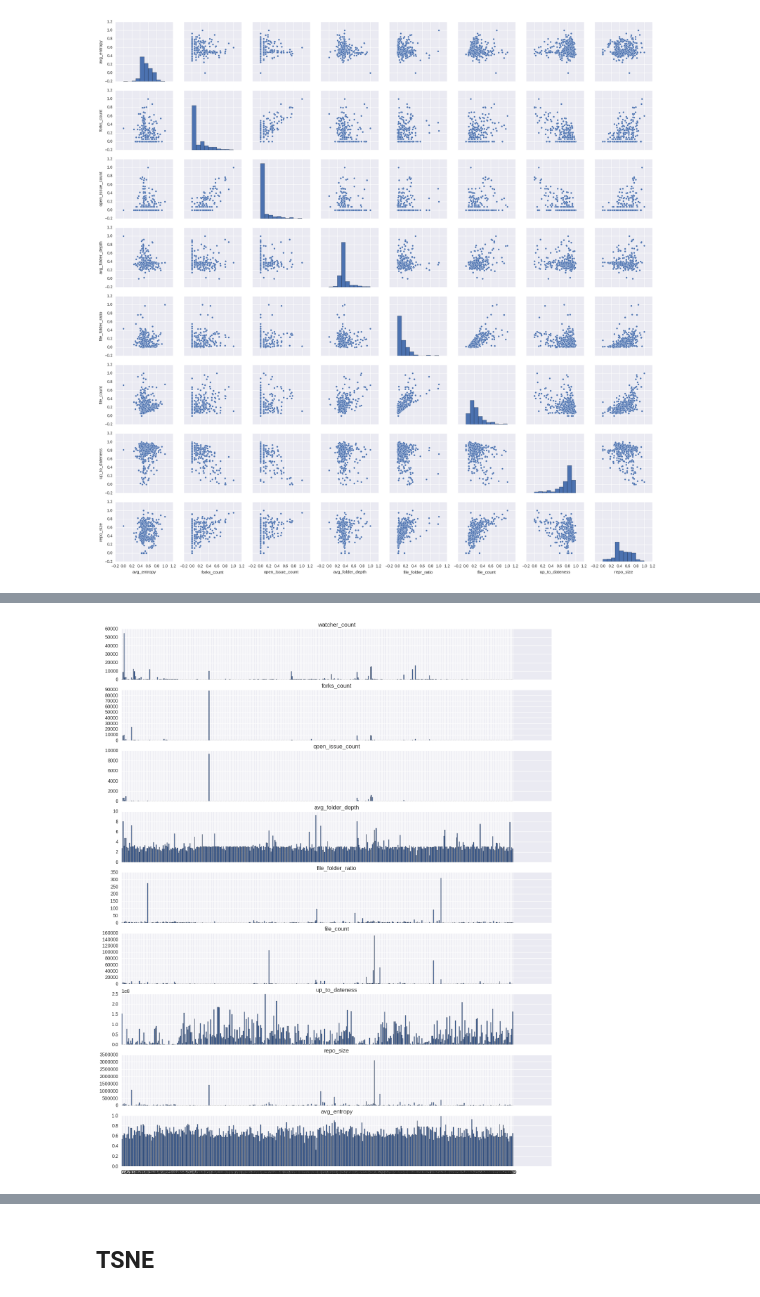
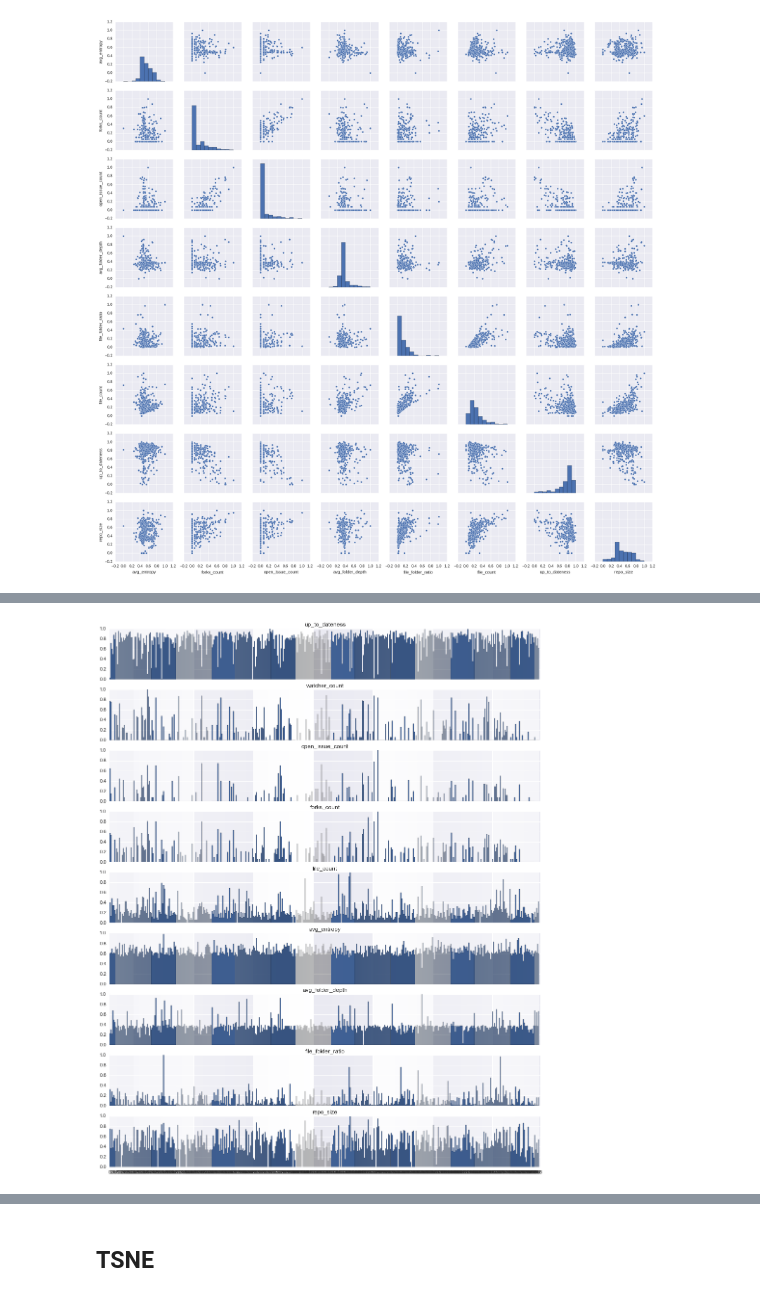
Before and after one commit to mbornstein/GithubRepoClassification, a Jupyter notebook: Data Visualization.ipynb, the cells around one changed output, grey strips where cells are left out. Cells and saved outputs as stored; diff of their text form; code cells hidden in the pictures.

```diff
--- a/Data Visualization.ipynb
+++ b/Data Visualization.ipynb
@@ -125,19 +84,22 @@ pd.concat([categories[norm_data['file_folder_ratio'] > 0.5], data[norm_data['fil
 | 334 | DATA | https://github.com/recalbox/recal... | 18 | 16 | 5 | 3.043478 | 308.777778 | ... |
 # %%
 #fig = plt.figure(figsize=(16,8))
-f, axarr = plt.subplots(len(metricCollection), sharex=True, figsize=(16,20))
+def bar_plots(data):
+    f, axarr = plt.subplots(len(metricCollection), sharex=True, figsize=(16,20))
 
-index = np.arange(len(data))
-for i, metric in enumerate(metricCollection):
-    ax = axarr[i]
-    ax.bar(index,
-        data[metric],
-        0.7, # barwdith
-        label=metric
-    )
-    ax.set_title(metric)
+    index = np.arange(len(data))
+    for i, metric in enumerate(metricCollection):
+        ax = axarr[i]
+        ax.bar(index,
+            data[metric],
+            0.7, # barwdith
+            label=metric
+        )
+        ax.set_title(metric)
 
-plt.xticks(index + 0.35, index)
-None
+    plt.xticks(index + 0.35, index)
+    None
-# %% [output]
-[figure, removed]
+# %%
+bar_plots(norm_data)
+# %% [output]
+[figure, added]
```
Also changed, not shown: parts of 5 cells of this notebook, 3 other files.
